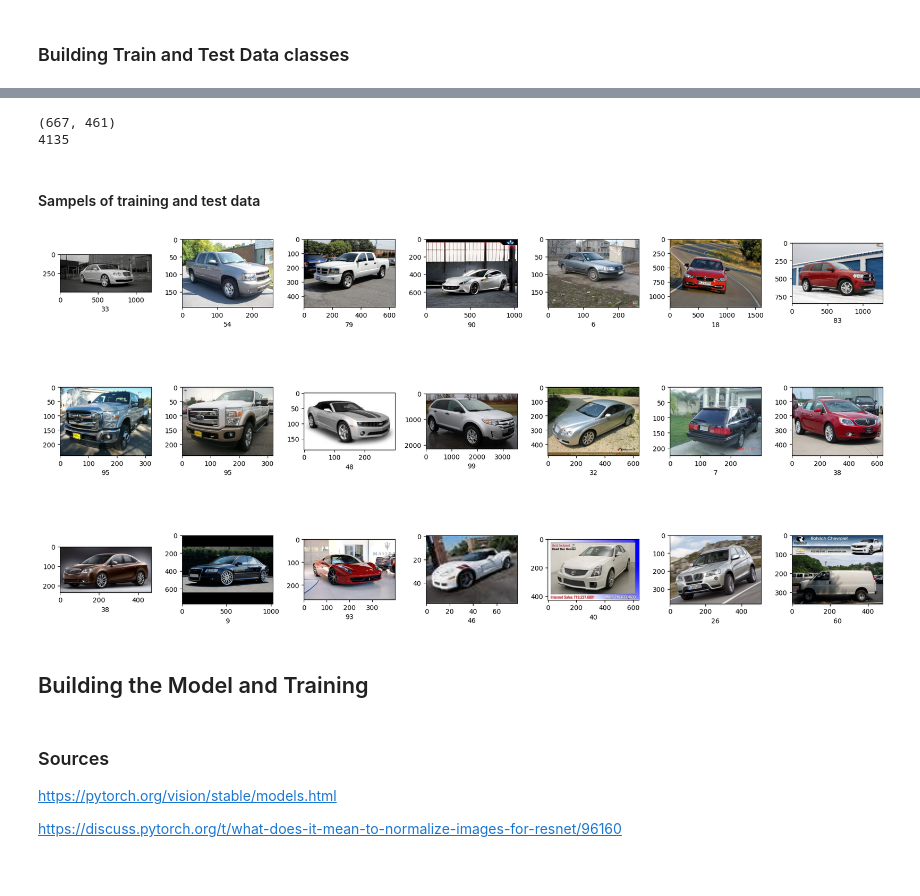
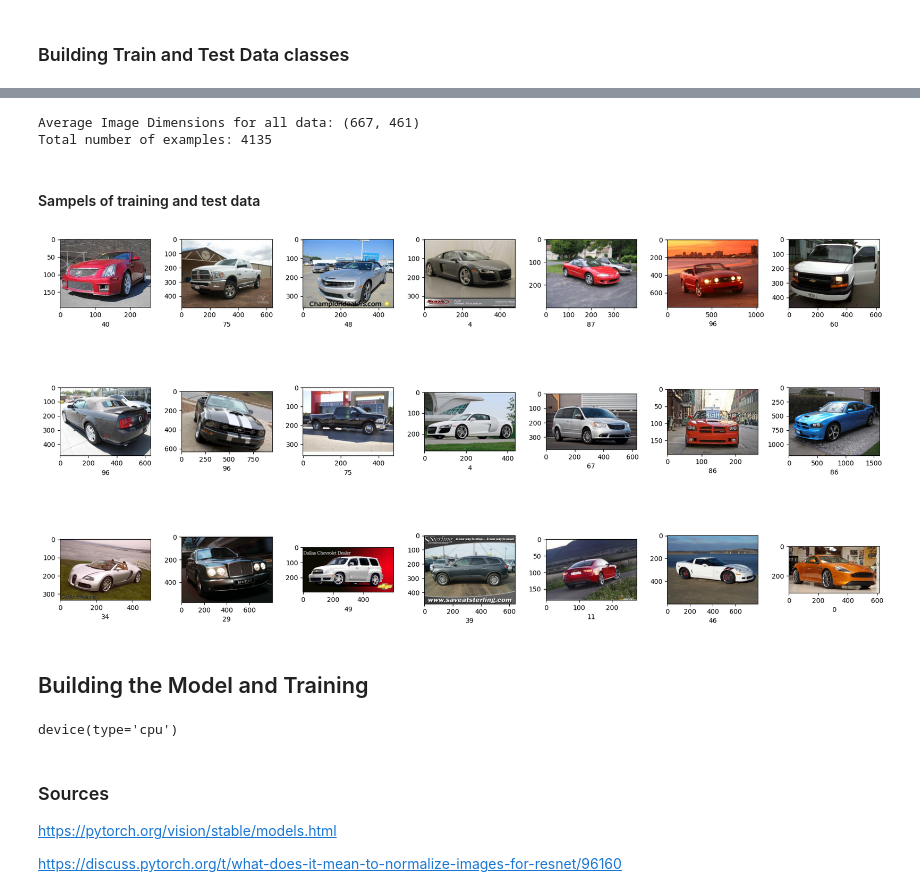
Before and after one commit to deliarm/kaggle_competition, a Jupyter notebook: a3.ipynb, the cells around one changed output, grey strips where cells are left out. Saved outputs shown, nothing was run; the diff lists cells and outputs as text; code cells hidden in the pictures.

```diff
--- a/a3.ipynb
+++ b/a3.ipynb
@@ -24,8 +24,8 @@ import glob
 # %% [markdown]
 ### Building Train and Test Data classes
 # %%
-class Train():
-    def __init__(self, root, csv_path, transform = None, ext='.jpg'):
+class Data():
+    def __init__(self, root, csv_path, transform=None, ext='.jpg'): # move transform into training loop
         self.df_csv = pd.DataFrame(pd.read_csv((root+csv_path)))
         self.paths = self.df_csv['id']
         self.labels = self.df_csv['label']
@@ -52,6 +52,15 @@ class Train():
         return img, label
 
     '''
+    get the img,label tuple corresponding to index i
+    '''
+    def get_no_transform(self, i):
+        s = (self.root+'/'+self.paths.iat[i])
+        img = Image.open(s)
+        label = self.labels[i]
+        return img, label
+
+    '''
     Selects random start point in the dataset and prints 28 images
     Inputs:
         color-> 1 to print color images, 0 for grayscale images
@@ -62,7 +71,7 @@ class Train():
         i = random.randint(0, len(self)-29)
 
         for axis in axes:
-            x = self[i]
+            x = self.get_no_transform(i)
             axis.imshow(x[0])
             label = x[1]
             axis.set_xlabel(label)
@@ -77,7 +86,7 @@ class Train():
         totalw = 0
         totalh = 0
         for i in range(len(self.paths)):
-            image = self[i][0]
+            image = (self.get_no_transform(i))[0]
             w, h = image.size
             totalw += w
             totalh += h
@@ -89,5 +98,5 @@ class Train():
 # %%
-train_transform_resnet50 = transforms.Compose([
+train_transform = transforms.Compose([
     transforms.RandomHorizontalFlip(p=0.5),
     transforms.RandomRotation(degrees=(-20, 20)),
     transforms.RandomAdjustSharpness(sharpness_factor=2, p=0.4),
@@ -103,7 +119,7 @@ train_transform_resnet50 = transforms.Compose([
 # %%
-train_dataset = Train("./Assignment 3 Dataset", "/train.csv")
-print(train_dataset.calc_average_dimension())
-print(len(train_dataset))
+all_data = Data("./Assignment 3 Dataset", "/train.csv", train_transform)
+print("Average Image Dimensions for all data:", all_data.calc_average_dimension())
+print("Total number of examples:", len(all_data))
 # %% [output]
-(667, 461)
-4135
+Average Image Dimensions for all data: (667, 461)
+Total number of examples: 4135
@@ -110,6 +128,6 @@ print(len(train_dataset))
 # %% [markdown]
 #### Sampels of training and test data
 # %%
-train_dataset.print_samples()
+all_data.print_samples()
 # %% [output]
-[figure, old version]
+[figure, new version]
@@ -118,2 +134,7 @@ train_dataloader = DataLoader(train_dataset, batch_size=32, shuffle=True)
 # %% [markdown]
 ## Building the Model and Training
+# %%
+device = torch.device("cuda:0" if torch.cuda.is_available() else "cpu")
+device
+# %% [output]
+device(type='cpu')
```
Also changed, not shown: parts of 7 cells of this notebook.
